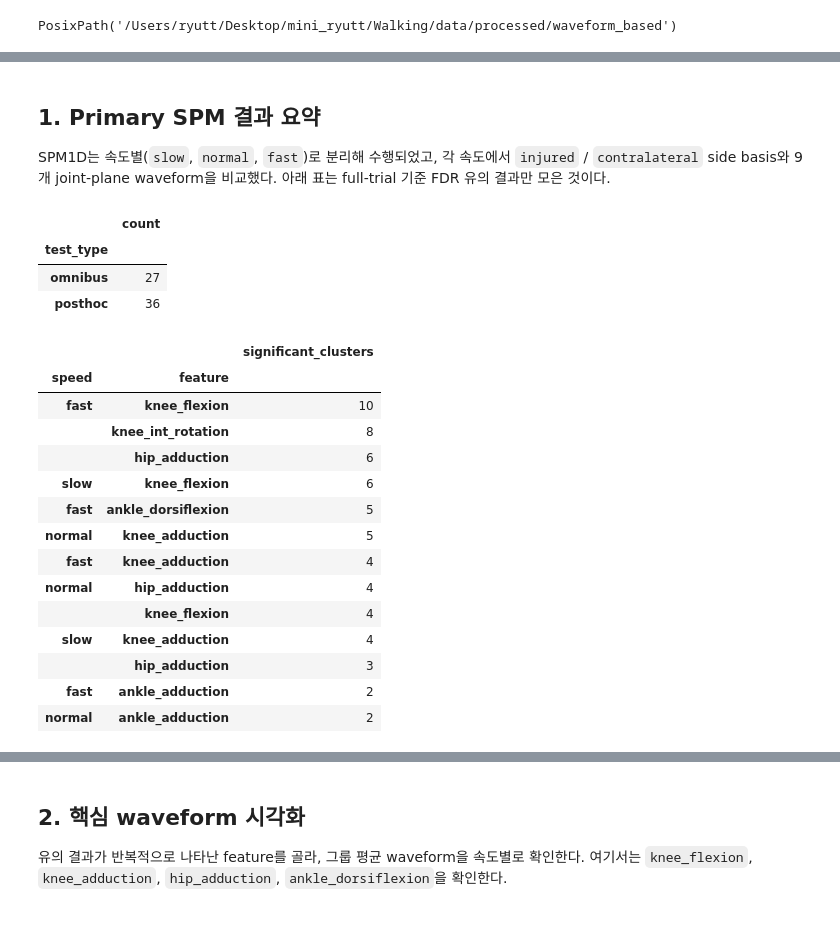
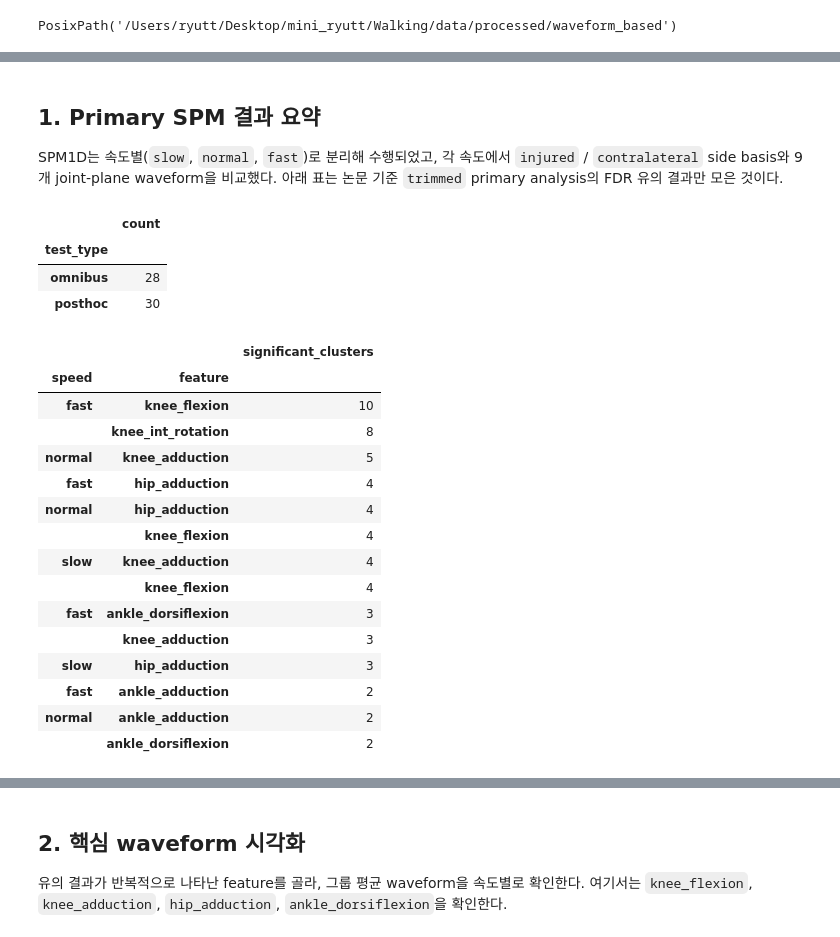
Before and after one commit to ryutt919/Knee-Assessment-from-Gait, a Jupyter notebook: notebooks/waveform_group_results_review.ipynb, the cells around one changed output, grey strips where cells are left out. Cells and saved outputs as stored; diff of their text form; code cells hidden in the pictures.

Commit message:
fix: 논문 기준 trimmed stride 분석으로 전환
- 각 trial에서 앞 2개와 뒤 2개 stride를 제외한 trimmed 분석을 primary로 변경
- full stride 결과는 sensitivity 비교용으로 유지하고 결과 테이블 구조 갱신
- 결과 해설 문서와 리뷰 노트북을 trimmed 기준 수치와 해석으로 업데이트

```diff
--- a/notebooks/waveform_group_results_review.ipynb
+++ b/notebooks/waveform_group_results_review.ipynb
@@ -57,15 +57,15 @@ sens = pd.read_csv(RESULT_DIR / 'sensitivity_comparison.csv')
 ## 1. Primary SPM 결과 요약
 SPM1D는 속도별(`slow`, `normal`, `fast`)로 분리해 수행되었고,
 각 속도에서 `injured` / `contralateral` side basis와 9개 joint-plane waveform을 비교했다.
-아래 표는 full-trial 기준 FDR 유의 결과만 모은 것이다.
+아래 표는 논문 기준 `trimmed` primary analysis의 FDR 유의 결과만 모은 것이다.
 # %%
-primary_sig = spm[(spm['analysis_variant'] == 'full') & (spm['comparison_scope'] == 'primary') & (spm['significant_fdr'])].copy()
+primary_sig = spm[(spm['analysis_variant'] == 'trimmed') & (spm['comparison_scope'] == 'primary') & (spm['significant_fdr'])].copy()
 primary_sig.groupby('test_type').size().rename('count').to_frame()
 # %% [output]
 |  | count |
 | test_type |  |
-| omnibus | 27 |
-| posthoc | 36 |
+| omnibus | 28 |
+| posthoc | 30 |
 # %%
 primary_sig.groupby(['speed', 'feature']).size().rename('significant_clusters').sort_values(ascending=False).to_frame().head(20)
 # %% [output]
@@ -73,17 +73,18 @@ primary_sig.groupby(['speed', 'feature']).size().rename('significant_clusters').
 | speed | feature |  |
 | fast | knee_flexion | 10 |
 |  | knee_int_rotation | 8 |
-|  | hip_adduction | 6 |
-| slow | knee_flexion | 6 |
-| fast | ankle_dorsiflexion | 5 |
 | normal | knee_adduction | 5 |
-| fast | knee_adduction | 4 |
+| fast | hip_adduction | 4 |
 | normal | hip_adduction | 4 |
 |  | knee_flexion | 4 |
 | slow | knee_adduction | 4 |
-|  | hip_adduction | 3 |
+|  | knee_flexion | 4 |
+| fast | ankle_dorsiflexion | 3 |
+|  | knee_adduction | 3 |
+| slow | hip_adduction | 3 |
 | fast | ankle_adduction | 2 |
 | normal | ankle_adduction | 2 |
+|  | ankle_dorsiflexion | 2 |
 # %%
 omnibus_sig = primary_sig[primary_sig['test_type'] == 'omnibus'][[
     'speed', 'side_basis', 'feature', 'test_p_fdr', 'start_pct', 'end_pct',
```
Also changed, not shown: parts of 11 cells of this notebook, 2 other files.
